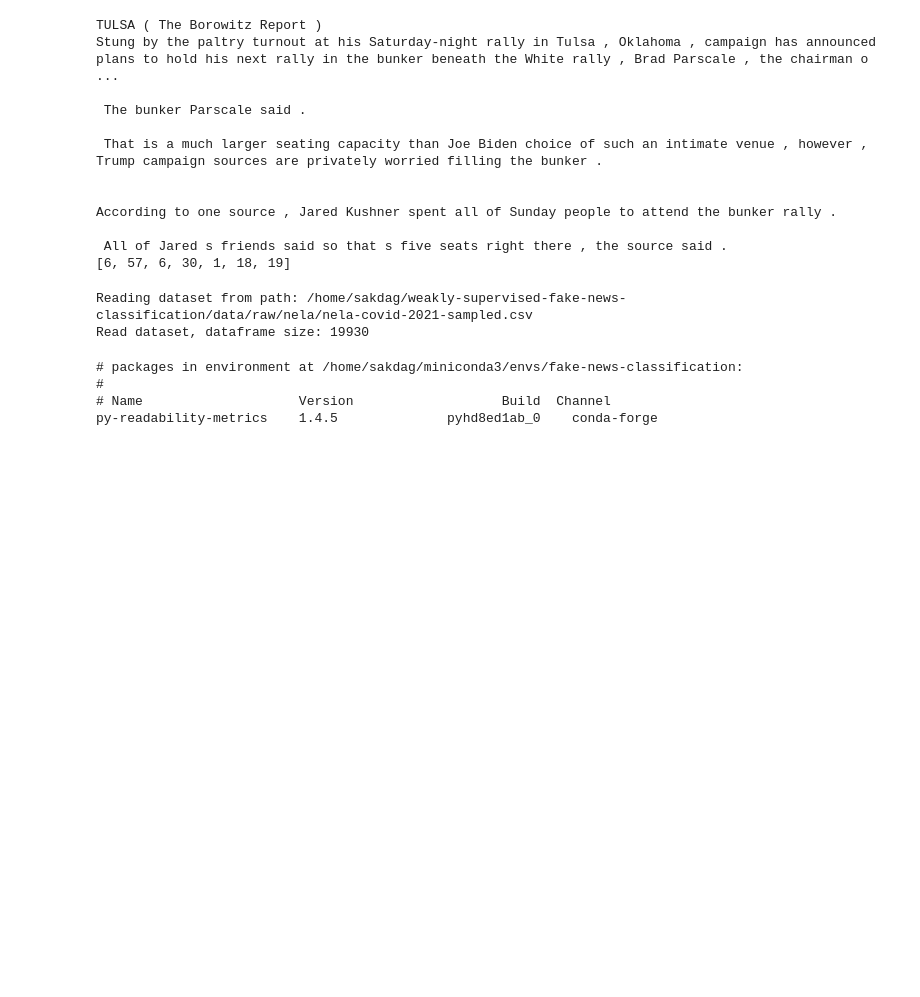
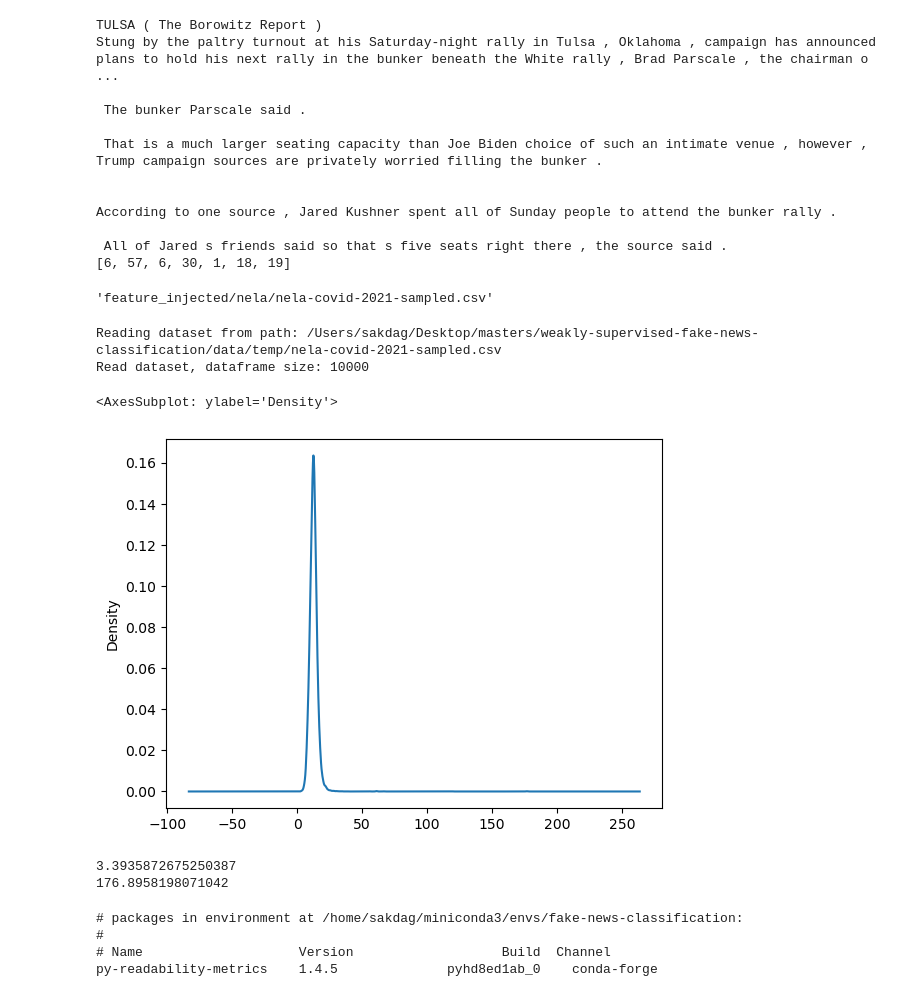
Before and after one commit to sakdag/weakly-supervised-fake-news-classification, a Jupyter notebook: src/custom_notebooks/data_exploration.ipynb, the cells around one changed output. Cells and saved outputs as stored; diff of their text form; code cells hidden in the pictures; blank space fills up the shorter version.

Commit message:
Add new content features.

```diff
--- a/src/custom_notebooks/data_exploration.ipynb
+++ b/src/custom_notebooks/data_exploration.ipynb
@@ -216,11 +212,27 @@ According to one source , Jared Kushner spent all of Sunday people to attend the
 
  All of Jared s friends said so that s five seats right there , the source said .
 [6, 57, 6, 30, 1, 18, 19]
-# %%
-sampled_df: pd.DataFrame = read_csv(Datasets.NELA_COVID_2021.sampled_path)
-# %% [output]
-Reading dataset from path: /home/sakdag/weakly-supervised-fake-news-classification/data/raw/nela/nela-covid-2021-sampled.csv
-Read dataset, dataframe size: 19930
+# %%
+Datasets.NELA_COVID_2021.injected_path
+# %% [output]
+'feature_injected/nela/nela-covid-2021-sampled.csv'
+# %%
+# injected_df: pd.DataFrame = read_csv(Datasets.NELA_COVID_2021.injected_path)
+injected_df: pd.DataFrame = read_csv('temp/nela-covid-2021-sampled.csv')
+# %% [output]
+Reading dataset from path: /Users/sakdag/Desktop/masters/weakly-supervised-fake-news-classification/data/temp/nela-covid-2021-sampled.csv
+Read dataset, dataframe size: 10000
+# %%
+injected_df['content_flesch_kincaid_index'].plot(kind='kde')
+# %% [output]
+<AxesSubplot: ylabel='Density'>
+[figure, added]
+# %%
+print(injected_df['content_flesch_kincaid_index'].min())
+print(injected_df['content_flesch_kincaid_index'].max())
+# %% [output]
+3.3935872675250387
+176.8958198071042
 # %%
 text = sampled_df.sample(n=1).content.iloc[0]
 # %%
```
Also changed, not shown: parts of 3 cells of this notebook, 8 other files.
